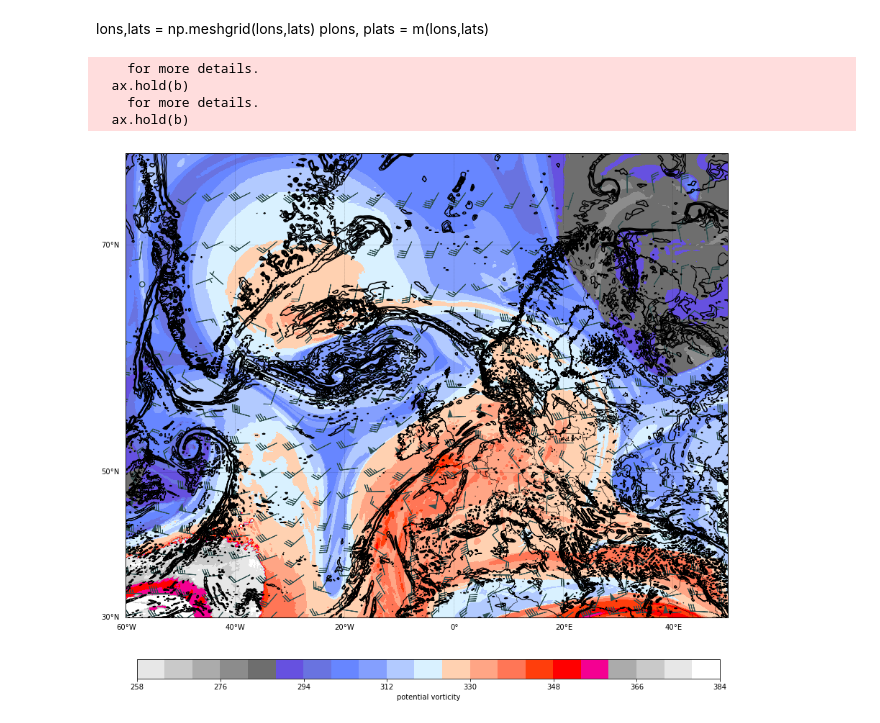
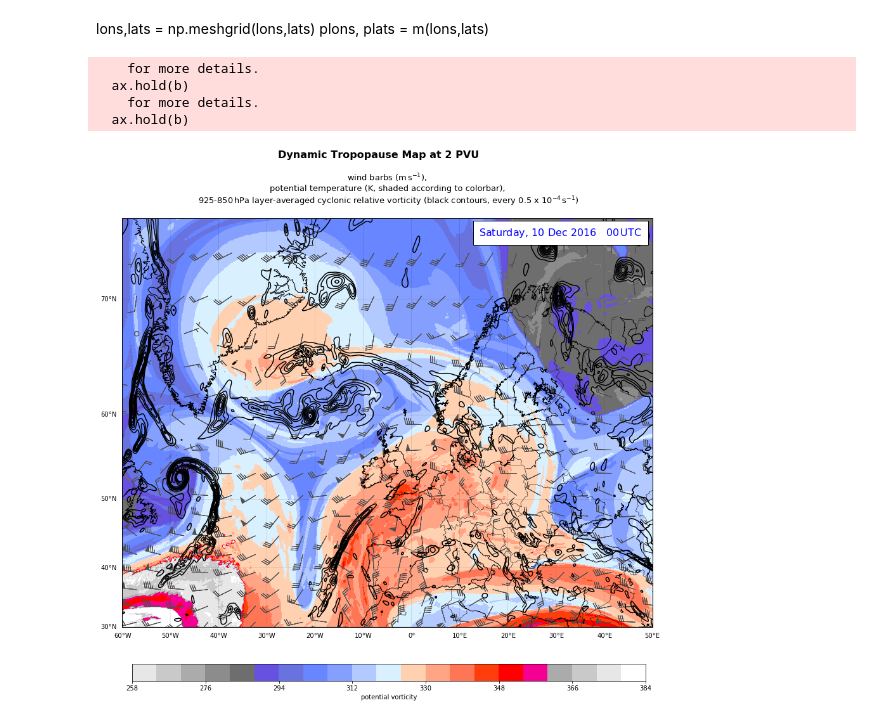
Before and after one commit to franzihe/Python_Masterthesis, a Jupyter notebook: Dyn_TropPause.ipynb, the cells around one changed output. Cells and saved outputs as stored; diff of their text form; code cells hidden in the pictures.

Commit message:
including forecast time in map

```diff
--- a/Dyn_TropPause.ipynb
+++ b/Dyn_TropPause.ipynb
@@ -223,7 +213,7 @@ for k in range(0,74):
 m = Basemap(projection='merc', \
             llcrnrlon=-60., urcrnrlon=50., \
             llcrnrlat=30.,urcrnrlat=75., \
-            resolution='f')
+            resolution='l')
 # %%
 #m = Basemap(projection='merc', \
 #            llcrnrlon=-160., urcrnrlon=-60., \
@@ -275,6 +265,17 @@ no18= np.array([171,171,171])/champ
 no19= np.array([201,201,201])/champ
 no20= np.array([231,231,231])/champ
 no21= np.array([255,255,255])/champ
+
+no22 = np.array([80,80,81])/champ
+# %%
+### Dates for plotting
+my_date = date.today()
+yr = int(year)
+mo = int(mon)
+dy = int(day)
+my_date = date(yr,mo,dy)
+calday = calendar.day_name[my_date.weekday()]
+calmon = calendar.month_abbr[mo]
 # %%
 ### PLOT FIGURE
 fig = plt.figure(figsize=(15,12.5))
@@ -283,11 +284,11 @@ ax = fig.add_subplot(1,1,1)
 
 
 ### Draw Latitude Lines
-m.drawparallels(np.arange(-90.,120.,20.),labels=[1,0,0,0],fontsize=10,linewidth=0.2)
+m.drawparallels(np.arange(-90.,120.,10.),labels=[1,0,0,0],fontsize=10,linewidth=0.2)
 
 
 ### Draw Longitude Lines
-m.drawmeridians(np.arange(-180.,180.,20.),labels=[0,0,0,1],fontsize=10,linewidth=0.2)
+m.drawmeridians(np.arange(-180.,180.,10.),labels=[0,0,0,1],fontsize=10,linewidth=0.2)
 
 
 ### Draw Map
@@ -301,47 +302,51 @@ levels = np.arange(258,390,6)
 cmap = colors.ListedColormap([no1, no2, no3, no4, no5, no6, no7, no8, no9, no10, \
                               no11, no12, no13, no14, no15, no16, no17, no18, no19, no20, \
                              no21])
 norm = colors.BoundaryNorm(boundaries = levels, ncolors=cmap.N)
 cs = m.contourf(plonsPT,platsPT,PT,levels,norm=norm,cmap=cmap)
-#cs = m.contourf(plons,plats,PT,levels,norm=norm,cmap=cmap)
-#cs = m.contourf(plonsUV,platsUV,wind_u,shading='flat',cmap = plt.cm.hot, norm=colors.LogNorm())
-#cs = m.contourf(plonsUV,platsUV,wind_v,shading='flat',cmap = plt.cm.hot, norm=colors.LogNorm())
-#cs = m.contourf(plonsVO,platsVO,rel_vort,shading='flat',cmap = plt.cm.hot)#, norm=colors.LogNorm())
-#cs = m.contourf(plons,plats,rel_vort,shading='flat',cmap = plt.cm.hot)#, norm=colors.LogNorm())
 
 
 
 ### Plot contour lines for layer averaged rel. vort 925-850 hPa
-thickness = np.arange(0.5*10**(-4),3.*10**(-4),.5*10**(-4))
-#
+thickness = np.arange(.5*10**(-4), 6*10**(-4),.5*10**(-4))
 CVO = m.contour(plonsVO,platsVO,rel_vort,thickness,colors='k')
-#CVO = m.contour(plons,plats,rel_vort)#,thickness)#,colors='k')
-#plt.clabel(CVO, fontsize = 10, inline = 1, fmt = '%1.4f')
 
 ### plot wind barbs
-plt.barbs(plonsUV,platsUV,u_wind2,v_wind2,barbcolor='darkslategray')
+plt.barbs(plonsUV,platsUV,u_wind2,v_wind2,barbcolor=[no22]) #darkslategray
 
 
 ### Add Colorbar
 cbaxes = fig.add_axes([0.14, 0.05, 0.75, 0.03])
 cbar = plt.colorbar(cs,orientation='horizontal',cax = cbaxes)#, cax = cbaxes)#, shrink=0.5)
 cbar.ax.set_xlabel('potential vorticity')
 
+### Add Textbox
+ax.text(0.98,0.95, '%s, %s %s %s   %s$\,$UTC' %(calday, day, calmon, year, time),
+       verticalalignment = 'bottom',  horizontalalignment='right',
+       transform = ax.transAxes,
+       color ='blue', fontsize=16,
+       bbox={'facecolor':'white','alpha':1., 'pad':10})
+
+
 ### Title
-#fig.suptitle('%s%s%s/%s' % (year, mon, date, time), fontsize=14, fontweight='bold')
-#ax.set_title('Dynamic Tropopause Map at 2 PVU, \n \
-#wind barbs (m s$^{-1}$), \n \
-#potential temperature (K, shaded according to colorbar), \n \
-#925-850-hPa layer-averaged cyclonic relative vorticity (black contours, every 0.5 x 10$^{-4}$ s$^{-1}$), \n')
+fig.suptitle('Dynamic Tropopause Map at 2 PVU', fontsize=16, fontweight='bold')
+ax.set_title('wind barbs (m$\,$s$^{-1}$), \n \
+potential temperature (K, shaded according to colorbar), \n \
+925-850$\,$hPa layer-averaged cyclonic relative vorticity (black contours, every 0.5 x 10$^{-4}$$\,$s$^{-1}$) \n', \
+            fontsize=13)
+
+
 
 ### Save
-#plt.savefig('../synoptic_figs/DynTropo_%s%s%s_%s.png' % (year, mon, date,time))
+#plt.savefig('../synoptic_figs/DynTropo/%s%s%s_%s.png' % (year, mon, day,time))
+## with header
+plt.savefig('../synoptic_figs/DynTropo/%s%s%s_%s_header.png' % (year, mon, day,time))
 #plt.savefig('dyn_tropo.png')     # Set the output file name
 
 plt.show()
 # %% [output]
     for more details.
   ax.hold(b)
     for more details.
   ax.hold(b)
-[figure, old version]
+[figure, new version]
```
Also changed, not shown: parts of 4 cells of this notebook.
